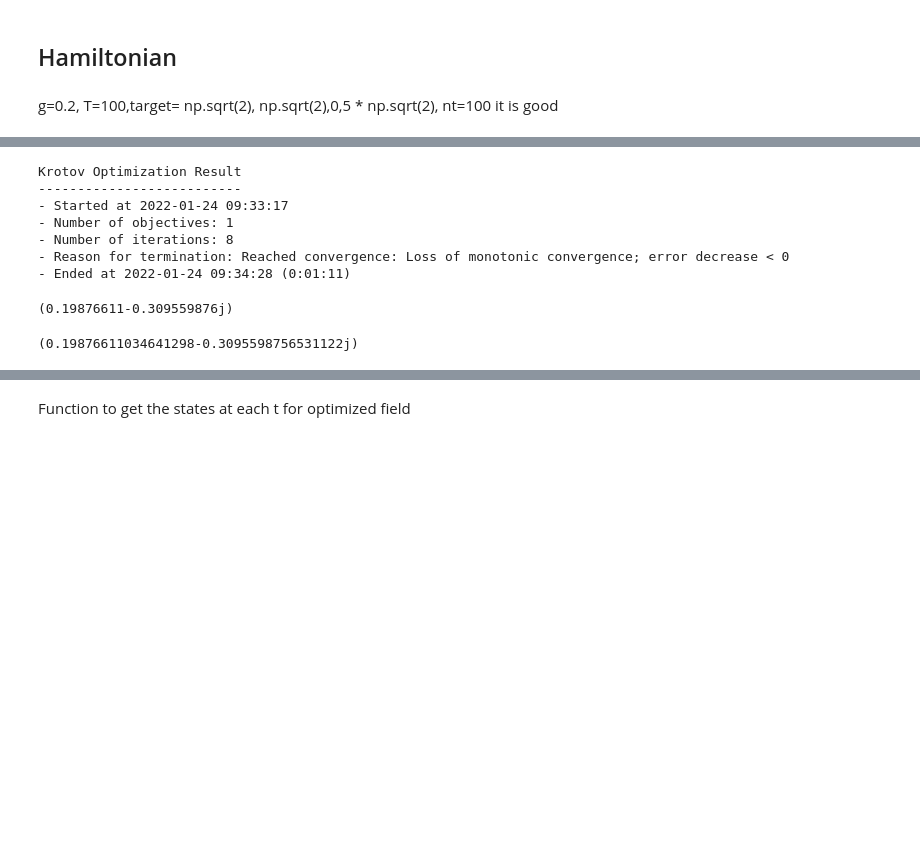
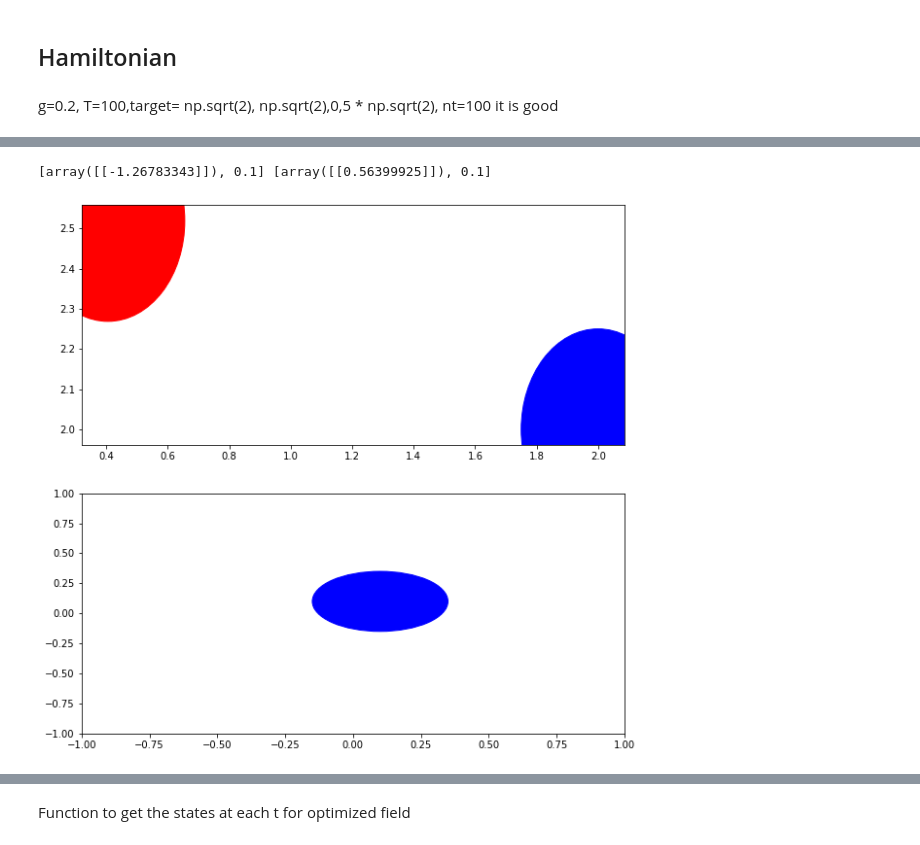
Before and after one commit to gsuarezr/krotov, a Jupyter notebook: Field/Gaussian(field).ipynb, the cells around one changed output, grey strips where cells are left out. Saved outputs shown, nothing was run; the diff lists cells and outputs as text; code cells hidden in the pictures; blank space fills up the shorter version.

```diff
--- a/Field/Gaussian(field).ipynb
+++ b/Field/Gaussian(field).ipynb
@@ -61,7 +61,7 @@ Hde=dill.load(open("H_de","rb"))
 g=0.2, T=100,target= np.sqrt(2), np.sqrt(2),0,5 * np.sqrt(2), nt=100 it is good
 # %%
 omega=1
-ampl0=0.000001
+ampl0=0.00001
 #T=8
 mu=0.5
 g=0.2*omega
@@ -88,7 +88,7 @@ def hamiltonian(omega, ampl0, mu,g):
               t, t_start=0, t_stop=T, t_rise=0.005, func="blackman"
           )
 
-      return [HA, [H2, guess_control], [H1, guess_control]]
+      return [HA, [H1, guess_control], [H2, guess_control]]
 def S(t):
     """Shape function for the field update"""
     return krotov.shapes.flattop(
@@ -155,18 +155,18 @@ def plot_iterations(opt_result):
 
 H = hamiltonian(omega,ampl0,mu,g)
 pulse_options = {
-    H[1][1]: dict(lambda_a=0.01, update_shape=S),
+    H[1][1]: dict(lambda_a=1, update_shape=S),
 
 
 }
-
+target=np.array([1,0, 2*np.sqrt(2),0,2*np.sqrt(2),1/2,0,0,0,1/2,0,0,1/2,0,1/2])
 r=np.pi/4
 r2=np.pi/8
 theta=np.pi/4
 objectives = [
     krotov.Objective(
         #initial_state=qutip.Qobj(np.array([1,0,0,0,0,1/2*np.cosh(2*r2),0,-1/2*np.sinh(2*r2)*np.cos(theta),-1/2*np.sinh(2*r2)*np.sin(theta),1/2*np.cosh(2*r2),-1/2*np.sinh(2*r2)*np.sin(theta),1/2*np.sinh(2*r2)*np.cos(theta),1/2*np.cosh(2*r2),0,1/2*np.cosh(2*r2)])), target=qutip.Qobj(qutip.Qobj(np.array([1,0,0,0,0,1/2*np.cosh(2*r),0,-1/2*np.sinh(2*r)*np.cos(theta),-1/2*np.sinh(2*r)*np.sin(theta),1/2*np.cosh(2*r),-1/2*np.sinh(2*r)*np.sin(theta),1/2*np.sinh(2*r)*np.cos(theta),1/2*np.cosh(2*r),0,1/2*np.cosh(2*r)]))), H=H
-        initial_state=qutip.Qobj(np.array([1,0,0,0,0,1/2,0,0,0,1/2,0,0,1/2,0,1/2])), target=qutip.Qobj(qutip.Qobj(np.array([1,0.1*np.sqrt(2), 2*np.sqrt(2),0.1*np.sqrt(2),2*np.sqrt(2),1/2,0,0,0,1/2,0,0,1/2,0,1/2]))), H=H
+        initial_state=qutip.Qobj(np.array([1,0,0,0,0,1/2,0,0,0,1/2,0,0,1/2,0,1/2])), target=qutip.Qobj(target), H=H
       )
   ]
 
@@ -181,6 +181,7 @@ opt_result = krotov.optimize_pulses(
   check_convergence=krotov.convergence.Or(
       krotov.convergence.value_below('9e-3', name='J_T'),
       krotov.convergence.check_monotonic_error,
+      #krotov.convergence.check_monotonic_fidelity,
 
   ),
     store_all_pulses=True,
@@ -328,18 +191,39 @@ WARNING:matplotlib.legend:No handles with labels found to put in legend.
-# %%
-opt_result
-# %% [output]
-Krotov Optimization Result
---------------------------
-- Started at 2022-01-24 09:33:17
-- Number of objectives: 1
-- Number of iterations: 8
-- Reason for termination: Reached convergence: Loss of monotonic convergence; error decrease < 0
-- Ended at 2022-01-24 09:34:28 (0:01:11)
-# %%
-inte.overlap2(qutip.Qobj(np.array([1,np.sqrt(2),0,0,0,1/2,0,0,0,1/2,0,0,1/2,0,1/2])),qutip.Qobj(np.array([1,0,0,np.sqrt(2),0,1/2,0,0,0,1/2,0,0,1/2,0,1/2])))
-# %% [output]
-(0.19876611-0.309559876j)
-# %%
-np.exp(-1j)*np.exp(-1)
-# %% [output]
-(0.19876611034641298-0.3095598756531122j)
+# %%
+target=np.array([1,0.1*np.sqrt(2), 2*np.sqrt(2),0.1*np.sqrt(2),2*np.sqrt(2),1/2,0,0,0,1/2,0,0,1/2,0,1/2])
+psi=opt_result.states[0]
+circle1=plt.Circle((1/np.sqrt(2)*np.real(psi[nt-1][2]), 1/np.sqrt(2)*np.real(psi[nt-1][4])), 0.25, color='r')
+circle2=plt.Circle((1/np.sqrt(2)*target[2], 1/np.sqrt(2)*target[4]), 0.25, color='b')
+
+fig, ax = plt.subplots(2,figsize=(10,10))
+
+x=[1/np.sqrt(2)*np.real(psi[nt-1][2]),1/np.sqrt(2)*target[2]]
+y=[1/np.sqrt(2)*np.real(psi[nt-1][4]),1/np.sqrt(2)*target[4]]
+
+
+
+ax[0].scatter(x,y)
+ax[0].add_patch(circle1)
+ax[0].add_patch(circle2)
+#ax[0].set_ylim([-1, 2.5])
+#ax[0].set_xlim([-1, 2.5])
+
+
+
+x=[1/np.sqrt(2)*np.real(psi[nt-1][1]),1/np.sqrt(2)*target[1]]
+y=[1/np.sqrt(2)*np.real(psi[nt-1][3]),1/np.sqrt(2)*target[3]]
+
+print(x,y)
+
+
+circle3=plt.Circle((1/np.sqrt(2)*np.real(psi[nt-1][1]), 1/np.sqrt(2)*np.real(psi[nt-1][3])), 0.25, color='r')
+circle4=plt.Circle((1/np.sqrt(2)*target[1], 1/np.sqrt(2)*target[3]), 0.25, color='b')
+
+ax[1].scatter(x,y)
+ax[1].add_patch(circle3)
+ax[1].add_patch(circle4)
+ax[1].set_ylim([-1, 1])
+ax[1].set_xlim([-1, 1])
+plt.show()
+# %% [output]
+[array([[-1.26783343]]), 0.1] [array([[0.56399925]]), 0.1]
+[figure, added]
```
Also changed, not shown: parts of 3 cells of this notebook, 2 other files.
